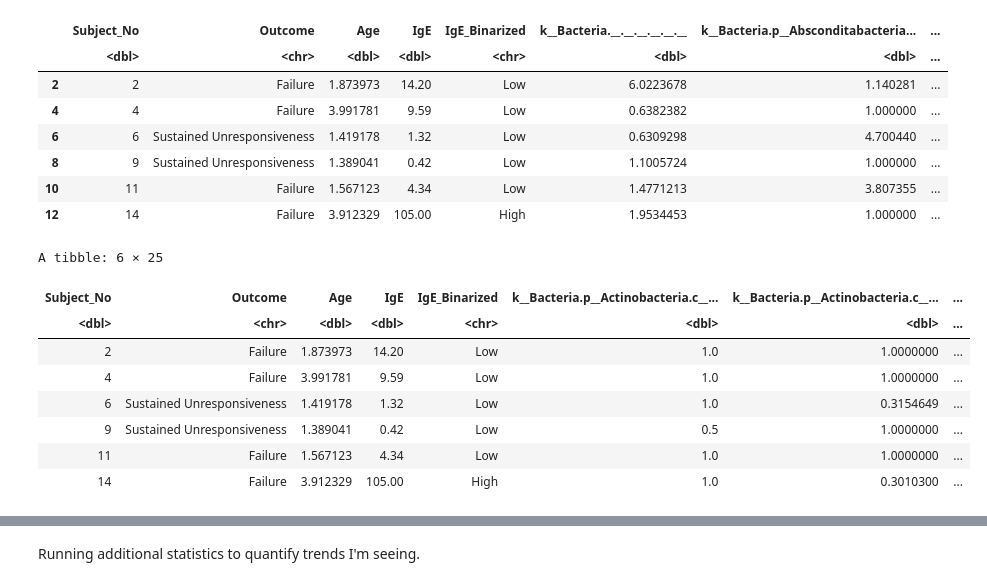
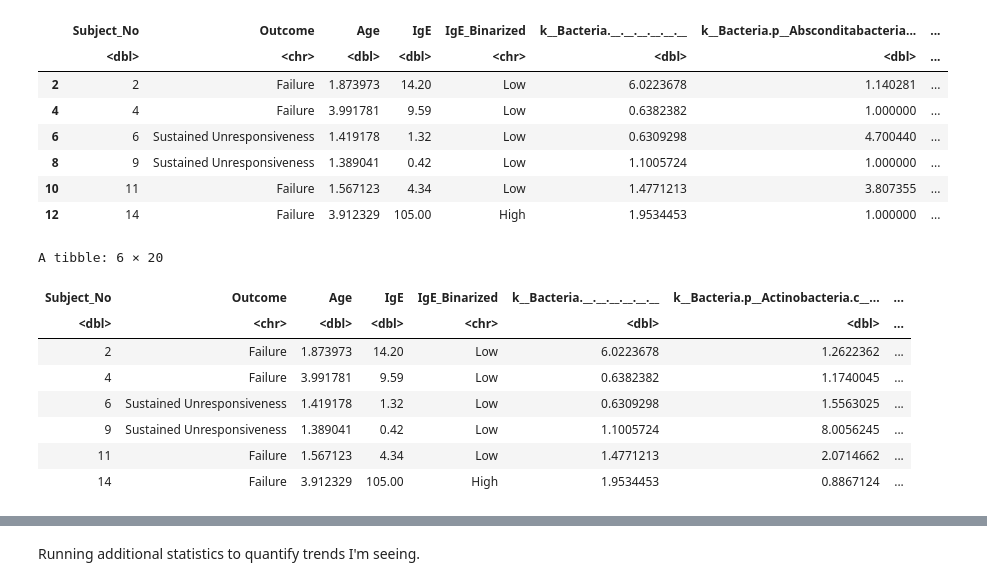
Before and after one commit to Ragerlab/P1013.-Microbiome-Peanut-Allergy, a Jupyter notebook: 5. Cluster Analyses/Cluster Analyses.ipynb, the cells around one changed output, grey strips where cells are left out. Saved outputs shown, nothing was run; the diff lists cells and outputs as text; code cells hidden in the pictures.

```diff
--- a/5. Cluster Analyses/Cluster Analyses.ipynb
+++ b/5. Cluster Analyses/Cluster Analyses.ipynb
@@ -21,6 +21,10 @@ saliva_paired_outcome_df = data.frame(read_excel("Input/Saliva_Adj_Paired_Outcom
     filter(P.Adj < 0.1)
 stool_paired_outcome_df = data.frame(read_excel("Input/Stool_Adj_Paired_Outcome_011026.xlsx")) %>%
     filter(P.Adj < 0.1)
+saliva_var_imp_df = data.frame(read_excel("Input/RF_Saliva_Covariates_Outcome_Importance_011226.xlsx")) %>%
+    filter(MeanDecreaseGini > 0.13)
+stool_var_imp_df = data.frame(read_excel("Input/RF_Stool_Covariates_Outcome_Importance_011226.xlsx")) %>%
+    filter(MeanDecreaseGini > 0.3)
 # %% [output]
 ── Attaching core tidyverse packages ──────────────────────── tidyverse 2.0.0 ──
 ✔ dplyr     1.1.4     ✔ readr     2.1.5
@@ -505,26 +509,28 @@ A data.frame: 6 × 123
 # %%
 v3_saliva_df = log2FC_saliva_df %>%
     pivot_longer(cols = 6:ncol(log2FC_saliva_df), names_to = 'Name', values_to = 'log2FC') %>%
-    filter(Name %in% saliva_paired_outcome_df$Name) %>%
+    #filter(Name %in% saliva_paired_outcome_df$Name) %>%
+    filter(Name %in% saliva_var_imp_df$Predictor) %>%
     pivot_wider(names_from = Name, values_from = log2FC)
 
 v3_stool_df = log2FC_stool_df %>%
     pivot_longer(cols = 6:ncol(log2FC_stool_df), names_to = 'Name', values_to = 'log2FC') %>%
-    filter(Name %in% stool_paired_outcome_df$Name) %>%
+    #filter(Name %in% stool_paired_outcome_df$Name) %>%
+    filter(Name %in% stool_var_imp_df$Predictor) %>%
     pivot_wider(names_from = Name, values_from = log2FC)
 
 
 head(v3_saliva_df)
 # %% [output]
-A tibble: 6 × 25
+A tibble: 6 × 20
-| Subject_No | Outcome | Age | IgE | IgE_Binarized | k__Bacteria.p__Actinobacteria.c__... | k__Bacteria.p__Actinobacteria.c__... | ... |
+| Subject_No | Outcome | Age | IgE | IgE_Binarized | k__Bacteria.__.__.__.__.__.__ | k__Bacteria.p__Actinobacteria.c__... | ... |
 | <dbl> | <chr> | <dbl> | <dbl> | <chr> | <dbl> | <dbl> | ... |
-| 2 | Failure | 1.873973 | 14.20 | Low | 1.0 | 1.0000000 | ... |
-| 4 | Failure | 3.991781 | 9.59 | Low | 1.0 | 1.0000000 | ... |
-| 6 | Sustained Unresponsiveness | 1.419178 | 1.32 | Low | 1.0 | 0.3154649 | ... |
-| 9 | Sustained Unresponsiveness | 1.389041 | 0.42 | Low | 0.5 | 1.0000000 | ... |
-| 11 | Failure | 1.567123 | 4.34 | Low | 1.0 | 1.0000000 | ... |
-| 14 | Failure | 3.912329 | 105.00 | High | 1.0 | 0.3010300 | ... |
+| 2 | Failure | 1.873973 | 14.20 | Low | 6.0223678 | 1.2622362 | ... |
+| 4 | Failure | 3.991781 | 9.59 | Low | 0.6382382 | 1.1740045 | ... |
+| 6 | Sustained Unresponsiveness | 1.419178 | 1.32 | Low | 0.6309298 | 1.5563025 | ... |
+| 9 | Sustained Unresponsiveness | 1.389041 | 0.42 | Low | 1.1005724 | 8.0056245 | ... |
+| 11 | Failure | 1.567123 | 4.34 | Low | 1.4771213 | 2.0714662 | ... |
+| 14 | Failure | 3.912329 | 105.00 | High | 1.9534453 | 0.8867124 | ... |
 # %%
 saliva_umap_sig_outcome = umap(v3_saliva_df[,c(6:ncol(v3_saliva_df))], n_neighbors = 10, random_state = 12)
 stool_umap_sig_outcome = umap(v3_stool_df[,c(6:ncol(v3_stool_df))], n_neighbors = 10, random_state = 12)
```
Also changed, not shown: parts of 7 cells of this notebook.
